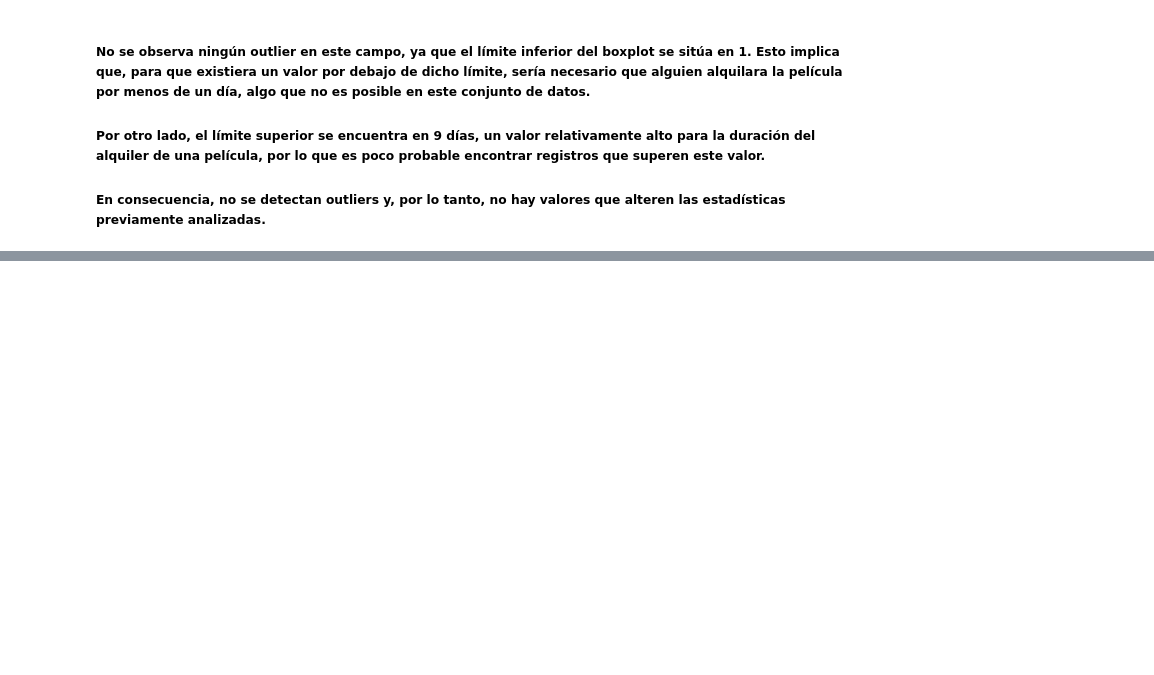
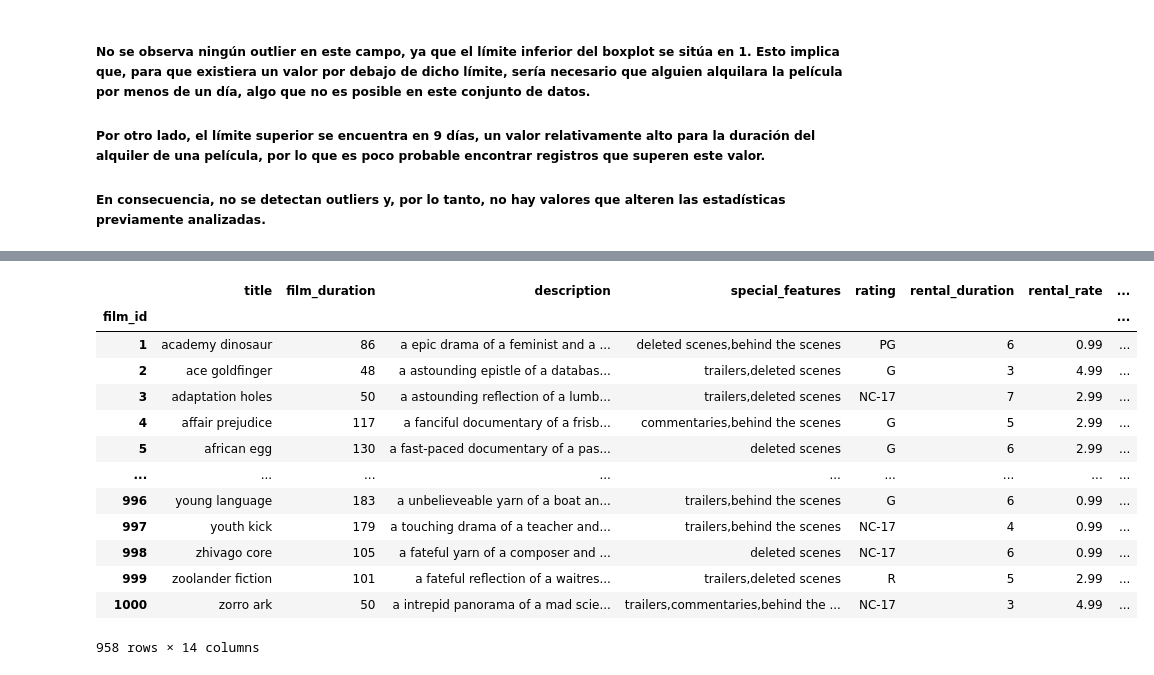
Before and after one commit to JaimeAmuedoJAH/consulta-analisis-datos-sakila, a Jupyter notebook: notebook/ProyectoIII_dataframe2.ipynb, the cells around one changed output, grey strips where cells are left out. Drawn from its saved outputs; the diff is of its cells as text; code cells hidden in the pictures; blank space fills up the shorter version.

Commit message:
Feature: creación de columnas derivadas y analisis de las mismas. #15

```diff
--- a/notebook/ProyectoIII_dataframe2.ipynb
+++ b/notebook/ProyectoIII_dataframe2.ipynb
@@ -415,0 +443,2 @@ plt.show()
+# %%
+df_copy['price_per_day'] = (df_copy['rental_rate'] / df_copy['rental_duration']).round(2)
@@ -415,0 +455,19 @@ plt.show()
+# %%
+df_copy['cost_ratio'] = (df_copy['replacement_cost'] / df_copy['rental_rate']).round(2)
+# %%
+df_copy
+# %% [output]
+|  | title | film_duration | description | special_features | rating | rental_duration | rental_rate | ... |
+| film_id |  |  |  |  |  |  |  | ... |
+| 1 | academy dinosaur | 86 | a epic drama of a feminist and a ... | deleted scenes,behind the scenes | PG | 6 | 0.99 | ... |
+| 2 | ace goldfinger | 48 | a astounding epistle of a databas... | trailers,deleted scenes | G | 3 | 4.99 | ... |
+| 3 | adaptation holes | 50 | a astounding reflection of a lumb... | trailers,deleted scenes | NC-17 | 7 | 2.99 | ... |
+| 4 | affair prejudice | 117 | a fanciful documentary of a frisb... | commentaries,behind the scenes | G | 5 | 2.99 | ... |
+| 5 | african egg | 130 | a fast-paced documentary of a pas... | deleted scenes | G | 6 | 2.99 | ... |
+| ... | ... | ... | ... | ... | ... | ... | ... | ... |
+| 996 | young language | 183 | a unbelieveable yarn of a boat an... | trailers,behind the scenes | G | 6 | 0.99 | ... |
+| 997 | youth kick | 179 | a touching drama of a teacher and... | trailers,behind the scenes | NC-17 | 4 | 0.99 | ... |
+| 998 | zhivago core | 105 | a fateful yarn of a composer and ... | deleted scenes | NC-17 | 6 | 0.99 | ... |
+| 999 | zoolander fiction | 101 | a fateful reflection of a waitres... | trailers,deleted scenes | R | 5 | 2.99 | ... |
+| 1000 | zorro ark | 50 | a intrepid panorama of a mad scie... | trailers,commentaries,behind the ... | NC-17 | 3 | 4.99 | ... |
+958 rows × 14 columns
```
Also changed, not shown: parts of 6 cells of this notebook, 1 other file.
